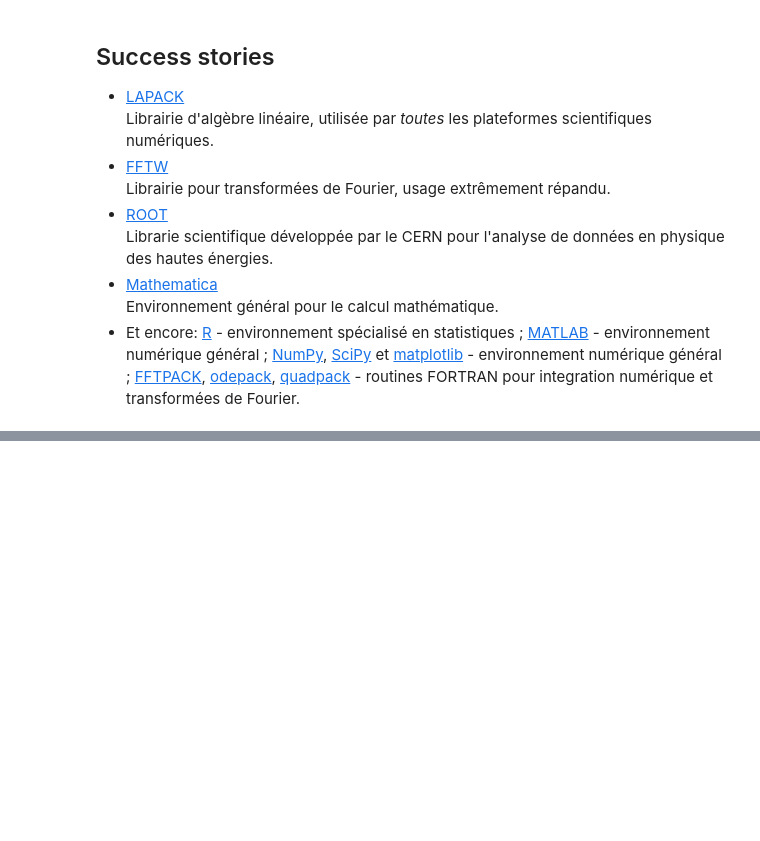
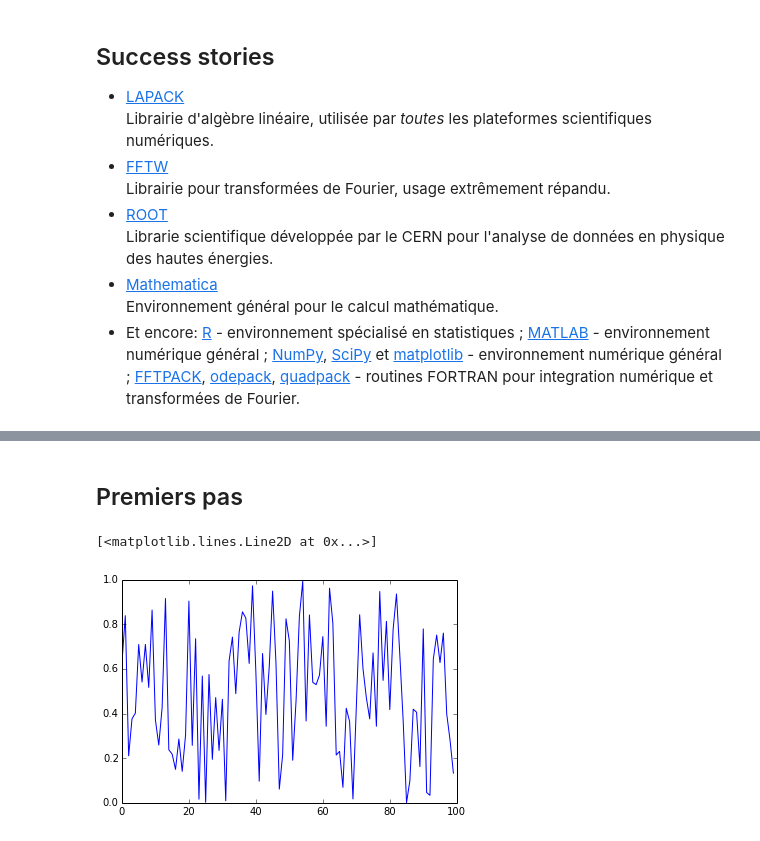
Before and after one commit to pdebuyl/intro_python_scientifique, a Jupyter notebook: intro.ipynb, the cells around one changed output, grey strips where cells are left out. Cells and saved outputs as stored; diff of their text form; code cells hidden in the pictures; blank space fills up the shorter version.

```diff
--- a/intro.ipynb
+++ b/intro.ipynb
@@ -322,0 +333,7 @@ Success stories
+# %% [markdown]
+## Premiers pas
+# %%
+plot(rand(100))
+# %% [output]
+[<matplotlib.lines.Line2D at 0x...>]
+[figure, added]
```
Also changed, not shown: parts of 15 cells of this notebook.
